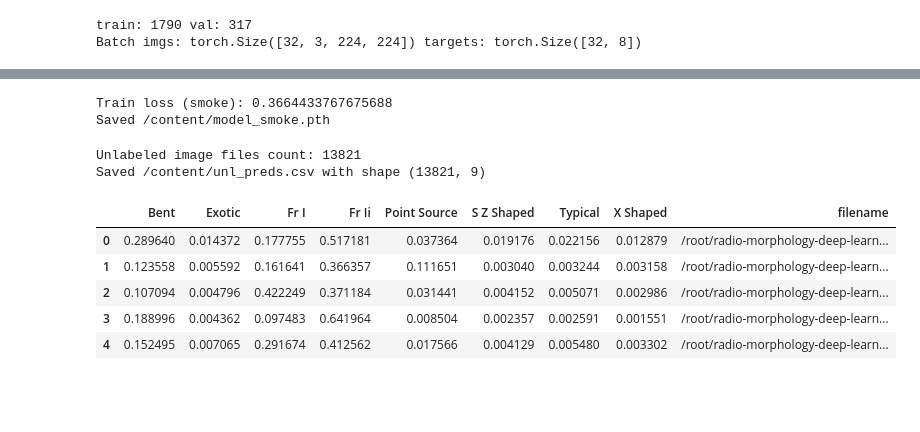
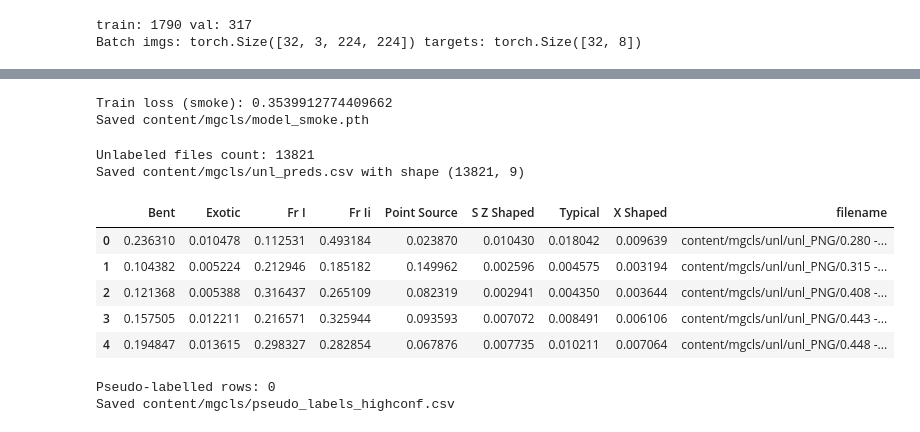
Before and after one commit to lerato1ofwan/radio-morphology-deep-learning-classification, a Jupyter notebook: COS_711_Assignment_3.ipynb, the cells around one changed output, grey strips where cells are left out. Saved outputs shown, nothing was run; the diff lists cells and outputs as text; code cells hidden in the pictures; blank space fills up the shorter version.

```diff
--- a/COS_711_Assignment_3.ipynb
+++ b/COS_711_Assignment_3.ipynb
@@ -1,6 +1,5 @@
 # %%
 # Cell 1: Imports and deterministic seeds (numpy, torch/TF, PIL, torchvision, sklearn)
-# (If you prefer PyTorch, we'll default to PyTorch here)
 import os, random, math, json, zipfile, shutil
 from pathlib import Path
 import numpy as np
@@ -17,11 +16,30 @@ import torch
 torch.manual_seed(SEED)
 if torch.cuda.is_available():
     torch.cuda.manual_seed_all(SEED)
+
 import torchvision
 from torchvision import transforms
 from torchvision import models
 from PIL import Image
 from sklearn.model_selection import train_test_split
 from sklearn.preprocessing import MultiLabelBinarizer
-print("Torch", torch.__version__, "CUDA available:", torch.cuda.is_available())
+
+# Pick device: CUDA -> XPU/DirectML -> MPS -> CPU
+device = None
+if torch.cuda.is_available():
+    device = torch.device("cuda")
+elif hasattr(torch, "xpu") and torch.xpu.is_available():
+    device = torch.device("xpu")
+else:
+    try:
+        import torch_directml as dml  # optional: pip install torch-directml (Windows)
+        device = dml.device()
+    except Exception:
+        pass
+if device is None and getattr(torch.backends, "mps", None) and torch.backends.mps.is_available():
+    device = torch.device("mps")
+if device is None:
+    device = torch.device("cpu")
+
+print("Torch", torch.__version__, "CUDA available:", torch.cuda.is_available(), "| Device:", device)
 # %% [output]
@@ -29,7 +47,7 @@ Torch 2.8.0+cu126 CUDA available: True
 # %%
 # Cell 2: Unzip provided archives into workspace and list top files; assert expected counts (assumptions may be adjusted)
 # Put your uploaded files into /content or Colab Files (or mount drive and set BASE_DIR)
-BASE = Path("/root/radio-morphology-deep-learning-classification/content/mgcls")
+BASE = Path("content/mgcls")
 BASE.mkdir(parents=True, exist_ok=True)
 
 # If files are in /mnt/data (from your environment), copy them into working dir
@@ -329,7 +347,6 @@ Batch imgs: torch.Size([32, 3, 224, 224]) targets: torch.Size([32, 8])
 import torch.nn as nn
 
 n_classes = len(label_classes)
-device = torch.device("cuda" if torch.cuda.is_available() else "cpu")
 # using resnet50 as default
 backbone = models.resnet50(weights=models.ResNet50_Weights.IMAGENET1K_V2)
 # replace final layer
@@ -379,11 +395,12 @@ history = {}
 history['train_loss'] = train_one_epoch(train_loader, model, optimizer, criterion, device, scaler)
 print("Train loss (smoke):", history['train_loss'])
 # save smoke checkpoint
-torch.save(model.state_dict(), "/content/model_smoke.pth")
-print("Saved /content/model_smoke.pth")
+path = f"{BASE}/model_smoke.pth"
+torch.save(model.state_dict(), path)
+print(f"Saved {path}")
 # %% [output]
-Train loss (smoke): 0.3664433767675688
-Saved /content/model_smoke.pth
+Train loss (smoke): 0.3539912774409662
+Saved content/mgcls/model_smoke.pth
 # %%
 # Cell 10: Inference on unlabeled images — produce probabilities and prepare for pseudo-labelling
 # - Runs model in eval mode on unlabeled dir; writes CSV with top probabilities
@@ -399,42 +416,43 @@ unl_transform = basic_transform
 batch_size = 64
 preds = []
 filenames = []
 with torch.no_grad():
     for i in range(0, len(unl_files), batch_size):
         batch_files = unl_files[i:i+batch_size]
         imgs = []
         keep = []  # filenames that produced a valid tensor
         for f in batch_files:
             try:
                 with Image.open(f) as im:
                     imgs.append(unl_transform(im.convert("RGB")))
                     keep.append(f)
             except (UnidentifiedImageError, OSError) as e:
                 print(f"Skipping unreadable image: {f} ({e})")
 
         if not imgs:  # if all files in this batch were bad; continue
             continue
 
         imgs = torch.stack(imgs).to(device)
         logits = model(imgs)
         probs = torch.sigmoid(logits).cpu().numpy()
         preds.append(probs)
         filenames.extend(keep)
 preds = np.vstack(preds)
 df_unl_preds = pd.DataFrame(preds, columns=label_classes)
 df_unl_preds["filename"] = filenames
-df_unl_preds.to_csv("/content/unl_preds.csv", index=False)
-print("Saved /content/unl_preds.csv with shape", df_unl_preds.shape)
+path = f"{BASE}/unl_preds.csv"
+df_unl_preds.to_csv(path, index=False)
+print(f"Saved {path} with shape", df_unl_preds.shape)
 display(df_unl_preds.head())
 # %% [output]
-Unlabeled image files count: 13821
-Saved /content/unl_preds.csv with shape (13821, 9)
+Unlabeled files count: 13821
+Saved content/mgcls/unl_preds.csv with shape (13821, 9)
 |  | Bent | Exotic | Fr I | Fr Ii | Point Source | S Z Shaped | Typical | X Shaped | filename |
-| 0 | 0.289640 | 0.014372 | 0.177755 | 0.517181 | 0.037364 | 0.019176 | 0.022156 | 0.012879 | /root/radio-morphology-deep-learn... |
-| 1 | 0.123558 | 0.005592 | 0.161641 | 0.366357 | 0.111651 | 0.003040 | 0.003244 | 0.003158 | /root/radio-morphology-deep-learn... |
-| 2 | 0.107094 | 0.004796 | 0.422249 | 0.371184 | 0.031441 | 0.004152 | 0.005071 | 0.002986 | /root/radio-morphology-deep-learn... |
-| 3 | 0.188996 | 0.004362 | 0.097483 | 0.641964 | 0.008504 | 0.002357 | 0.002591 | 0.001551 | /root/radio-morphology-deep-learn... |
-| 4 | 0.152495 | 0.007065 | 0.291674 | 0.412562 | 0.017566 | 0.004129 | 0.005480 | 0.003302 | /root/radio-morphology-deep-learn... |
+| 0 | 0.236310 | 0.010478 | 0.112531 | 0.493184 | 0.023870 | 0.010430 | 0.018042 | 0.009639 | content/mgcls/unl/unl_PNG/0.280 -... |
+| 1 | 0.104382 | 0.005224 | 0.212946 | 0.185182 | 0.149962 | 0.002596 | 0.004575 | 0.003194 | content/mgcls/unl/unl_PNG/0.315 -... |
+| 2 | 0.121368 | 0.005388 | 0.316437 | 0.265109 | 0.082319 | 0.002941 | 0.004350 | 0.003644 | content/mgcls/unl/unl_PNG/0.408 -... |
+| 3 | 0.157505 | 0.012211 | 0.216571 | 0.325944 | 0.093593 | 0.007072 | 0.008491 | 0.006106 | content/mgcls/unl/unl_PNG/0.443 -... |
+| 4 | 0.194847 | 0.013615 | 0.298327 | 0.282854 | 0.067876 | 0.007735 | 0.010211 | 0.007064 | content/mgcls/unl/unl_PNG/0.448 -... |
 # %%
 # Cell 11: Pseudo-label selection — apply a confidence threshold and create generated_labels.csv
 # - Thresholds per class can be tuned; default global 0.95 for high precision
@@ -457,5 +475,9 @@ pseudo_df = pd.DataFrame(selected)
 print("Pseudo-labelled rows:", len(pseudo_df))
 pseudo_df.head()
 # Save final (but this is just high-confidence subset). Full generated_labels.csv must include every unlabeled file eventually.
-pseudo_df.to_csv("/content/pseudo_labels_highconf.csv", index=False)
-print("Saved /content/pseudo_labels_highconf.csv")
+path = f"{BASE}/pseudo_labels_highconf.csv"
+pseudo_df.to_csv(path, index=False)
+print(f"Saved {path}")
+# %% [output]
+Pseudo-labelled rows: 0
+Saved content/mgcls/pseudo_labels_highconf.csv
```
Also changed, not shown: parts of 6 cells of this notebook, 3 other files.
